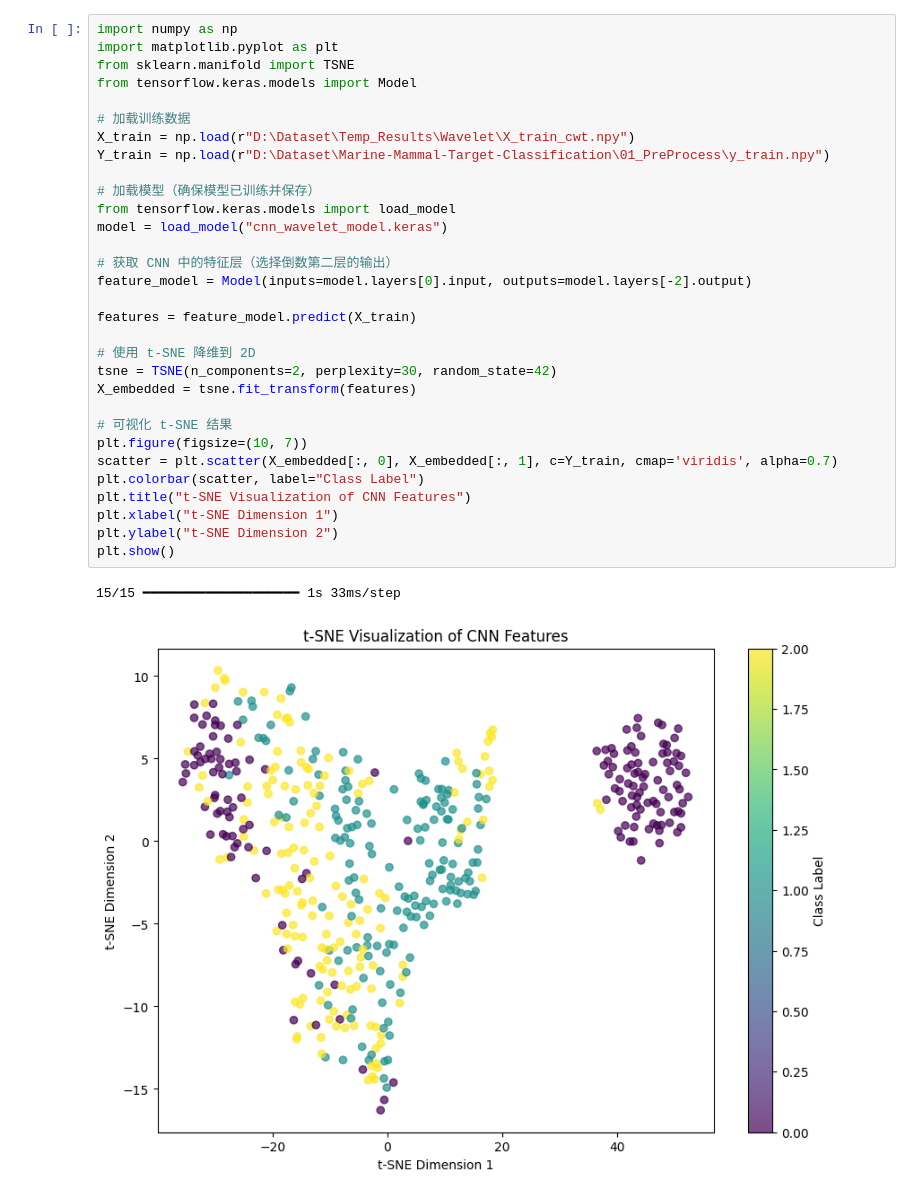
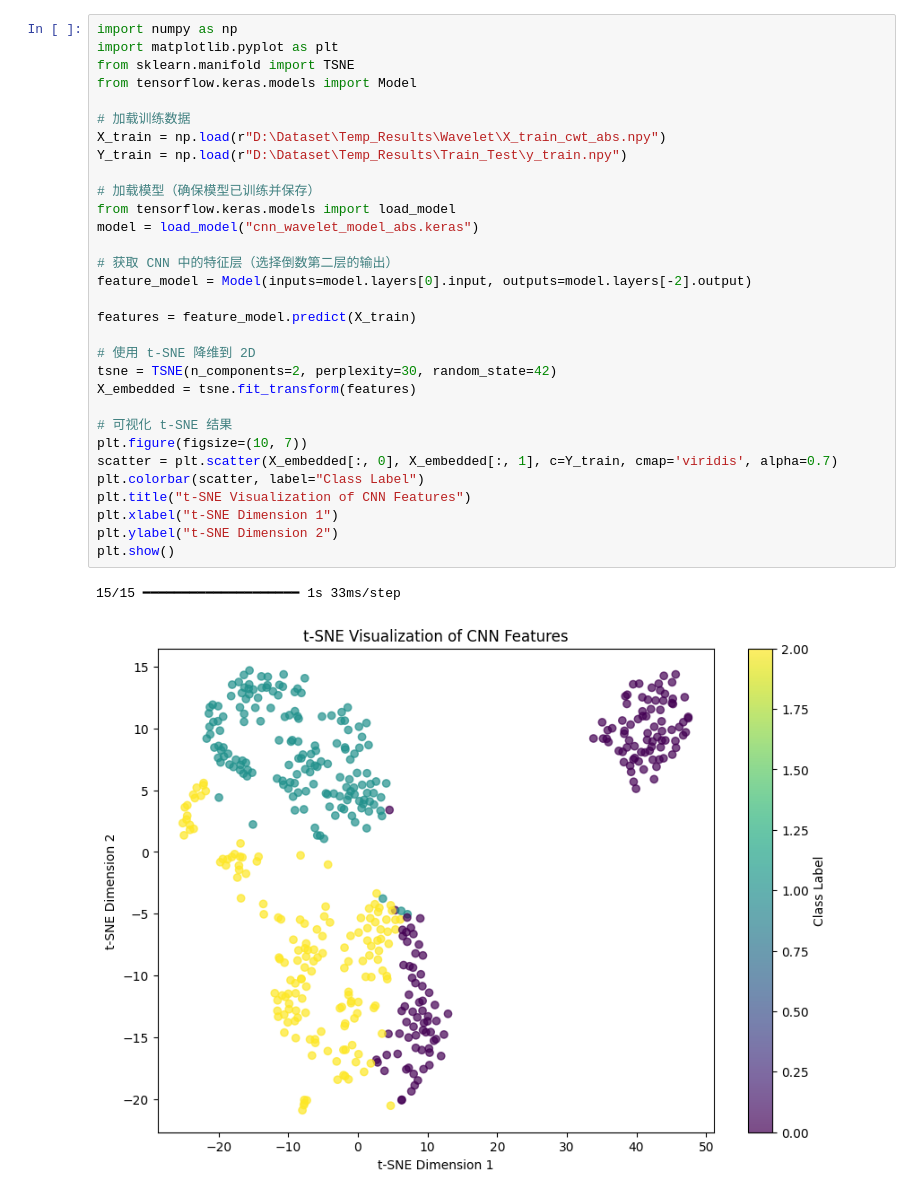
Before and after one commit to Chico1378/Marine-Mammal-Target-Classification, a Jupyter notebook: 03_CNN/WaveletTrain.ipynb, the cells around one changed output. Cells and saved outputs as stored; diff of their text form.

```diff
--- a/03_CNN/WaveletTrain.ipynb
+++ b/03_CNN/WaveletTrain.ipynb
@@ -126,34 +136,34 @@ print("✅ 模型已保存为 cnn_wavelet_model_abs.keras")
 # %%
 import numpy as np
 import matplotlib.pyplot as plt
 from sklearn.manifold import TSNE
 from tensorflow.keras.models import Model
 
 # 加载训练数据
-X_train = np.load(r"D:\Dataset\Temp_Results\Wavelet\X_train_cwt.npy")
-Y_train = np.load(r"D:\Dataset\Marine-Mammal-Target-Classification\01_PreProcess\y_train.npy")
+X_train = np.load(r"D:\Dataset\Temp_Results\Wavelet\X_train_cwt_abs.npy")
+Y_train = np.load(r"D:\Dataset\Temp_Results\Train_Test\y_train.npy")
 
 # 加载模型（确保模型已训练并保存）
 from tensorflow.keras.models import load_model
-model = load_model("cnn_wavelet_model.keras")
+model = load_model("cnn_wavelet_model_abs.keras")
 
 # 获取 CNN 中的特征层（选择倒数第二层的输出）
 feature_model = Model(inputs=model.layers[0].input, outputs=model.layers[-2].output)
 
 features = feature_model.predict(X_train)
 
 # 使用 t-SNE 降维到 2D
 tsne = TSNE(n_components=2, perplexity=30, random_state=42)
 X_embedded = tsne.fit_transform(features)
 
 # 可视化 t-SNE 结果
 plt.figure(figsize=(10, 7))
 scatter = plt.scatter(X_embedded[:, 0], X_embedded[:, 1], c=Y_train, cmap='viridis', alpha=0.7)
 plt.colorbar(scatter, label="Class Label")
 plt.title("t-SNE Visualization of CNN Features")
 plt.xlabel("t-SNE Dimension 1")
 plt.ylabel("t-SNE Dimension 2")
 plt.show()
 # %% [output]
 15/15 ━━━━━━━━━━━━━━━━━━━━ 1s 33ms/step
-[figure, old version]
+[figure, new version]
```
Also changed, not shown: parts of 2 cells of this notebook, 2 other files.
